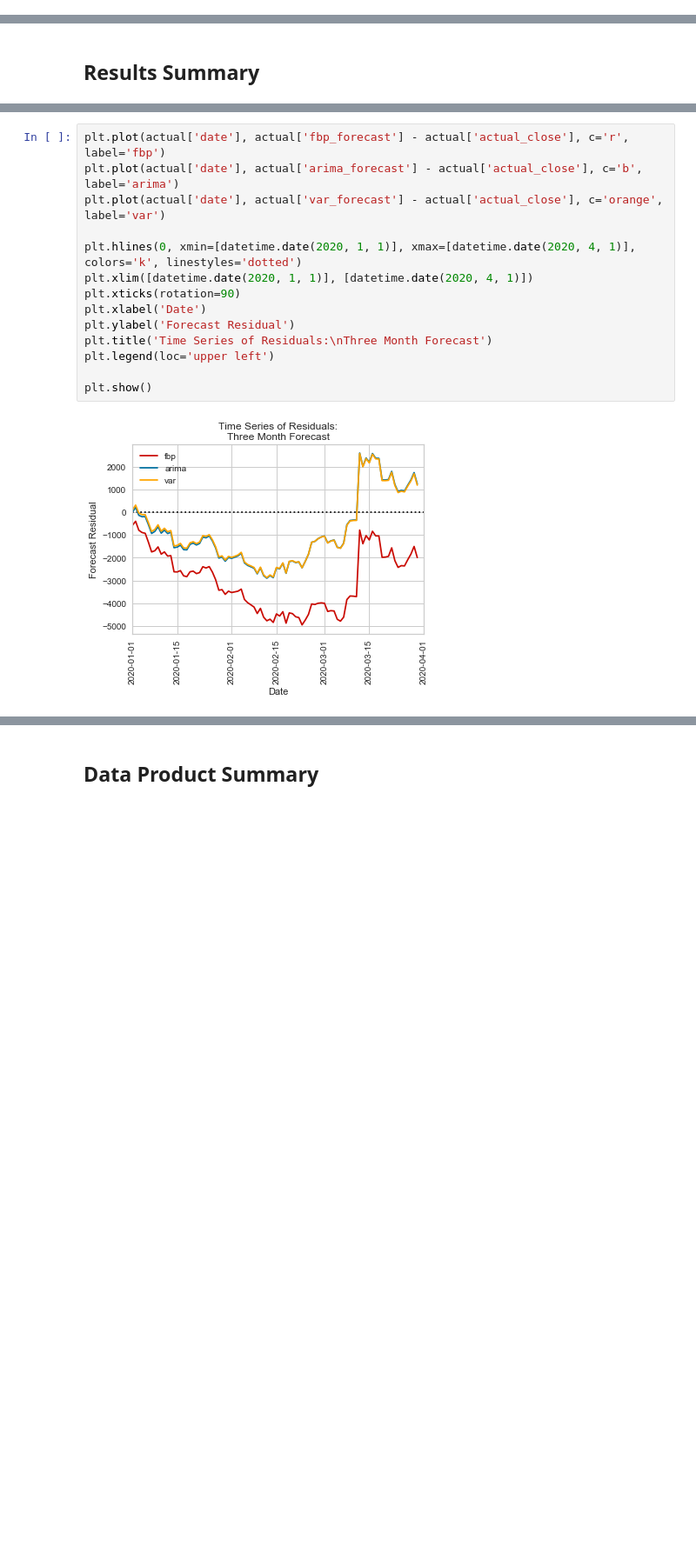
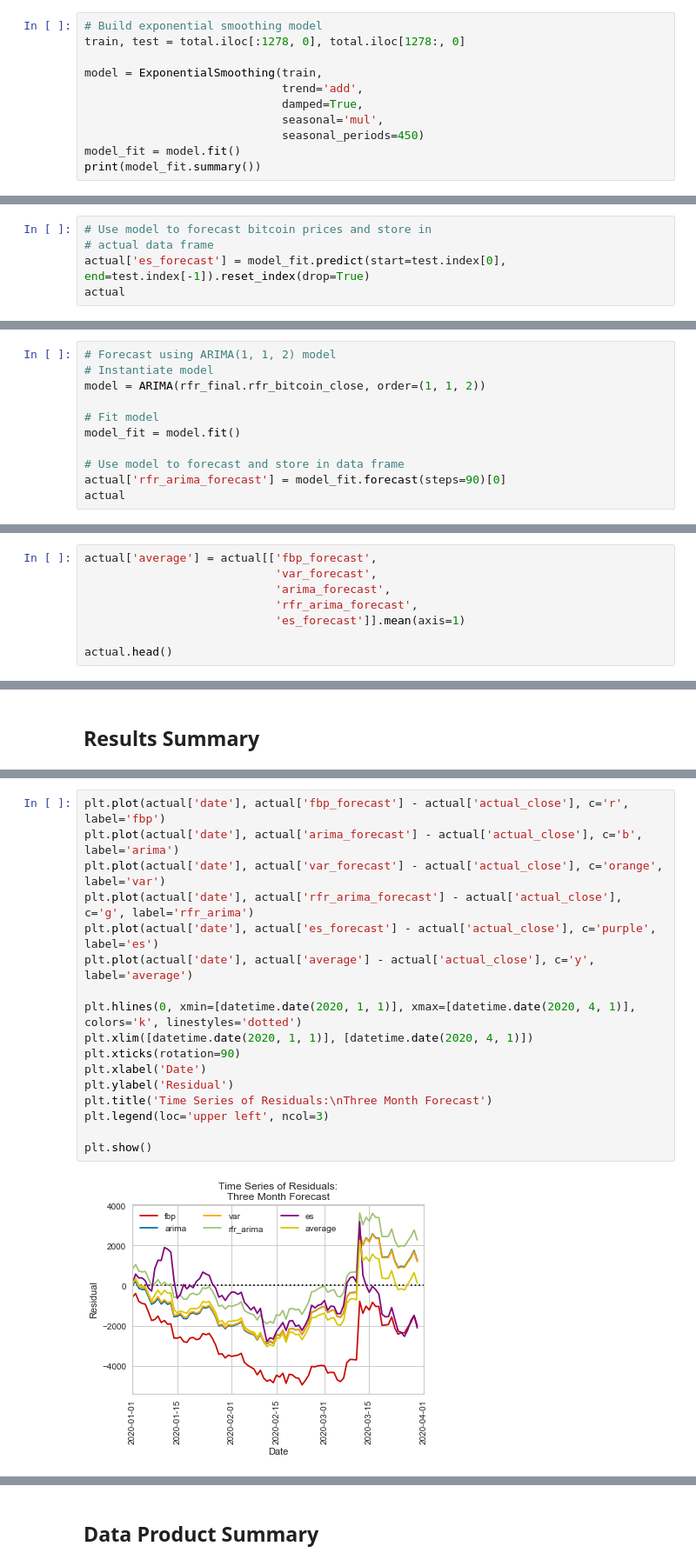
Before and after one commit to happyheppler/Thinkful-Module-38, a Jupyter notebook: module38_capstone.ipynb, the cells around one changed output, grey strips where cells are left out. Shown at 87% size. Drawn from its saved outputs; the diff is of its cells as text; blank space fills up the shorter version.

```diff
--- a/module38_capstone.ipynb
+++ b/module38_capstone.ipynb
@@ -1451,0 +1464,11 @@ As an aside, I will test the ability of a random forest regressor to predict bit
+# %%
+# Build exponential smoothing model
+train, test = total.iloc[:1278, 0], total.iloc[1278:, 0]
+
+model = ExponentialSmoothing(train,
+                             trend='add',
+                             damped=True,
+                             seasonal='mul',
+                             seasonal_periods=450)
+model_fit = model.fit()
+print(model_fit.summary())
@@ -1451,0 +1493,5 @@ As an aside, I will test the ability of a random forest regressor to predict bit
+# %%
+# Use model to forecast bitcoin prices and store in
+# actual data frame
+actual['es_forecast'] = model_fit.predict(start=test.index[0], end=test.index[-1]).reset_index(drop=True)
+actual
@@ -1607,0 +1812,11 @@ As we can see, the random forest model closely predicts bitcoin prices in the tr
+# %%
+# Forecast using ARIMA(1, 1, 2) model
+# Instantiate model
+model = ARIMA(rfr_final.rfr_bitcoin_close, order=(1, 1, 2))
+
+# Fit model
+model_fit = model.fit()
+
+# Use model to forecast and store in data frame
+actual['rfr_arima_forecast'] = model_fit.forecast(steps=90)[0]
+actual
@@ -1607,0 +1906,8 @@ As we can see, the random forest model closely predicts bitcoin prices in the tr
+# %%
+actual['average'] = actual[['fbp_forecast',
+                            'var_forecast',
+                            'arima_forecast',
+                            'rfr_arima_forecast',
+                            'es_forecast']].mean(axis=1)
+
+actual.head()
@@ -1627,19 +2003,22 @@ plt.show()
 # %%
 plt.plot(actual['date'], actual['fbp_forecast'] - actual['actual_close'], c='r', label='fbp')
 plt.plot(actual['date'], actual['arima_forecast'] - actual['actual_close'], c='b', label='arima')
 plt.plot(actual['date'], actual['var_forecast'] - actual['actual_close'], c='orange', label='var')
+plt.plot(actual['date'], actual['rfr_arima_forecast'] - actual['actual_close'], c='g', label='rfr_arima')
+plt.plot(actual['date'], actual['es_forecast'] - actual['actual_close'], c='purple', label='es')
+plt.plot(actual['date'], actual['average'] - actual['actual_close'], c='y', label='average')
 
 plt.hlines(0, xmin=[datetime.date(2020, 1, 1)], xmax=[datetime.date(2020, 4, 1)], colors='k', linestyles='dotted')
 plt.xlim([datetime.date(2020, 1, 1)], [datetime.date(2020, 4, 1)])
 plt.xticks(rotation=90)
 plt.xlabel('Date')
-plt.ylabel('Forecast Residual')
+plt.ylabel('Residual')
 plt.title('Time Series of Residuals:\nThree Month Forecast')
-plt.legend(loc='upper left')
+plt.legend(loc='upper left', ncol=3)
 
 plt.show()
 # %% [output]
-[figure, old version]
+[figure, new version]
 # %%
 plt.plot(actual['date'], actual['fbp_forecast'] - actual['actual_close'], c='r', label='fbp')
 plt.plot(actual['date'], actual['arima_forecast'] - actual['actual_close'], c='b', label='arima')
```
Also changed, not shown: parts of 74 cells of this notebook.
